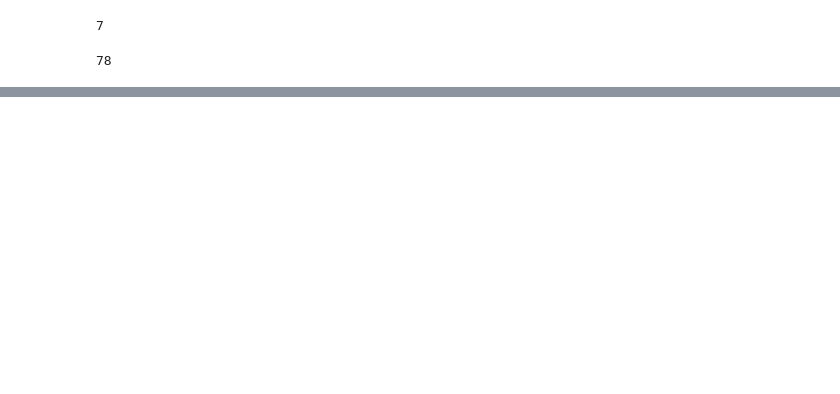
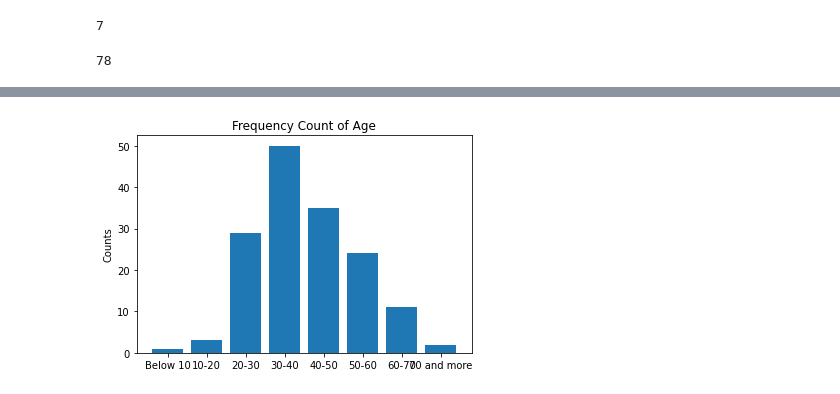
Before and after one commit to code-JOA/Predicting_Hepatitis_Mortality_Rate, a Jupyter notebook: Hepatitis_Mortality_Prediction.ipynb, the cells around one changed output, grey strips where cells are left out. Cells and saved outputs as stored; diff of their text form; code cells hidden in the pictures; blank space fills up the shorter version.

```diff
--- a/Hepatitis_Mortality_Prediction.ipynb
+++ b/Hepatitis_Mortality_Prediction.ipynb
@@ -271,0 +307,7 @@ ValueError: Bin labels must be one fewer than the number of bin edges
+# %%
+plt.bar(freq_df['age'],freq_df['count'])
+plt.ylabel("Counts")
+plt.title("Frequency Count of Age")
+plt.show()
+# %% [output]
+[figure, added]
```
Also changed, not shown: parts of 11 cells of this notebook.
